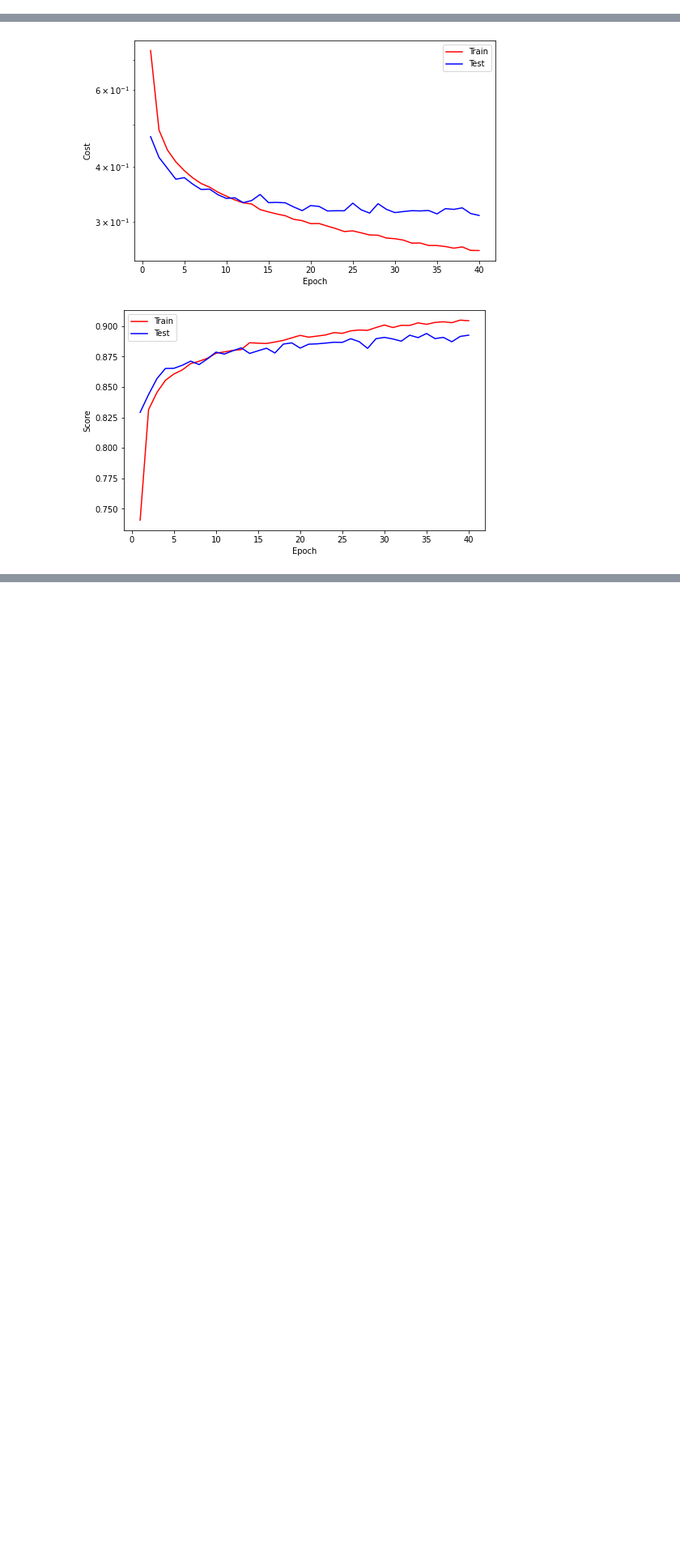
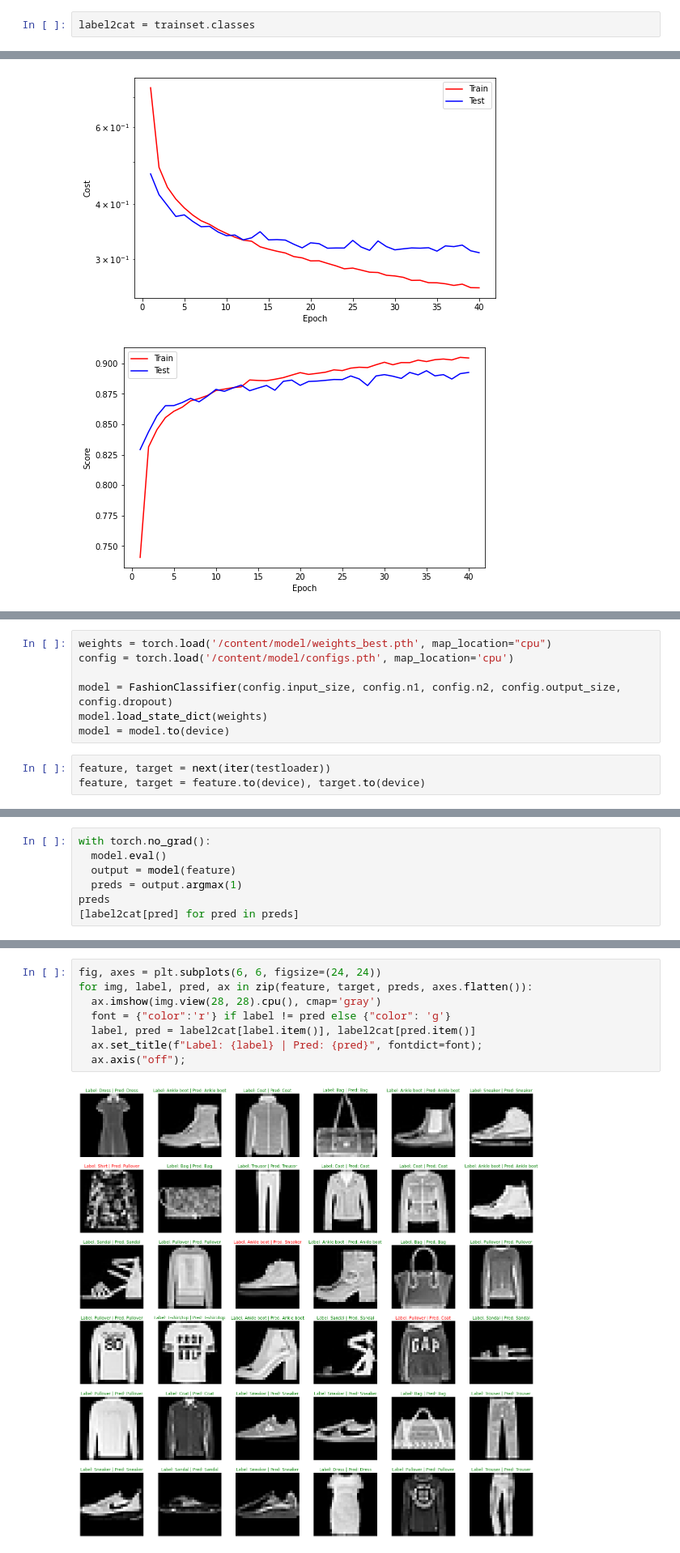
Before and after one commit to ilham-mukti/Mencoba-Neural-Network, a Jupyter notebook: Latihan_Neural_Network_Gambar.ipynb, the cells around one changed output, grey strips where cells are left out. Shown at 81% size. Saved outputs shown, nothing was run; the diff lists cells and outputs as text; blank space fills up the shorter version.

```diff
--- a/Latihan_Neural_Network_Gambar.ipynb
+++ b/Latihan_Neural_Network_Gambar.ipynb
@@ -62,6 +62,8 @@ trainloader = DataLoader(trainset, batch_size=128, shuffle=True)
 
 testset = datasets.FashionMNIST('~/.pytorch/F_MNIST_data/', download=True, train=False, transform=transform)
 testloader = DataLoader(testset, batch_size=128, shuffle=True, num_workers=2)
+# %%
+label2cat = trainset.classes
 # %%
 class FashionClassifier(nn.Module):
   def __init__(self, input_size, n1, n2, output_size, dropout=0.2):
@@ -182,0 +186,10 @@ Train_cost  = 0.2580 | Test_cost  = 0.3102 | Train_score = 0.9044 | Test_score =
+# %%
+weights = torch.load('/content/model/weights_best.pth', map_location="cpu")
+config = torch.load('/content/model/configs.pth', map_location='cpu')
+
+model = FashionClassifier(config.input_size, config.n1, config.n2, config.output_size, config.dropout)
+model.load_state_dict(weights)
+model = model.to(device)
+# %%
+feature, target = next(iter(testloader))
+feature, target = feature.to(device), target.to(device)
@@ -182,0 +198,7 @@ Train_cost  = 0.2580 | Test_cost  = 0.3102 | Train_score = 0.9044 | Test_score =
+# %%
+with torch.no_grad():
+  model.eval()
+  output = model(feature)
+  preds = output.argmax(1)
+preds
+[label2cat[pred] for pred in preds]
@@ -182,0 +227,10 @@ Train_cost  = 0.2580 | Test_cost  = 0.3102 | Train_score = 0.9044 | Test_score =
+# %%
+fig, axes = plt.subplots(6, 6, figsize=(24, 24))
+for img, label, pred, ax in zip(feature, target, preds, axes.flatten()):
+  ax.imshow(img.view(28, 28).cpu(), cmap='gray')
+  font = {"color":'r'} if label != pred else {"color": 'g'}
+  label, pred = label2cat[label.item()], label2cat[pred.item()]
+  ax.set_title(f"Label: {label} | Pred: {pred}", fontdict=font);
+  ax.axis("off");
+# %% [output]
+[figure, added]
```
Also changed, not shown: parts of 7 cells of this notebook.
